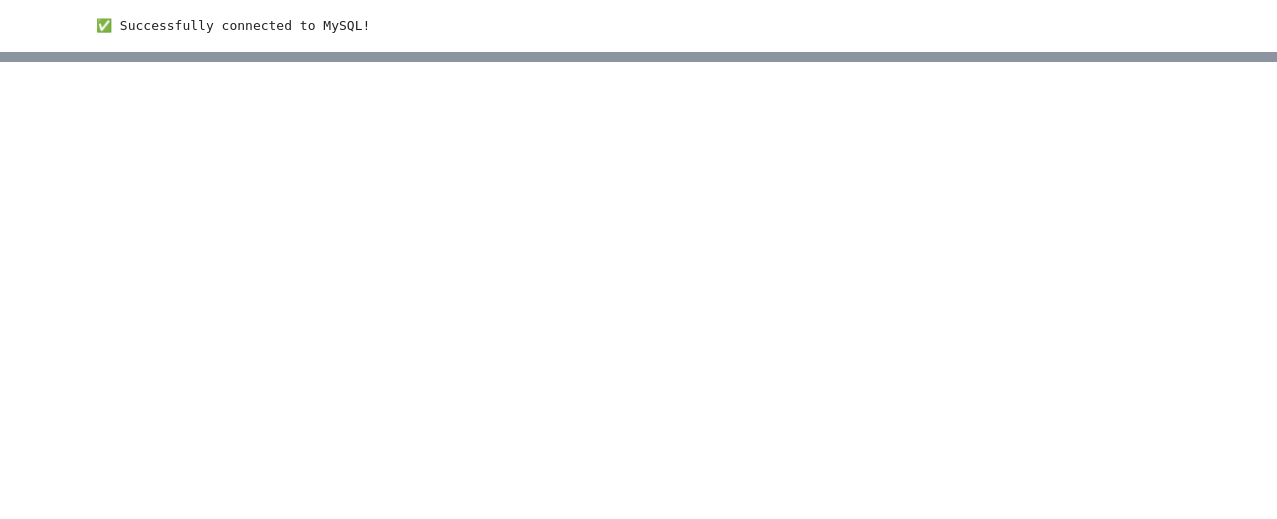
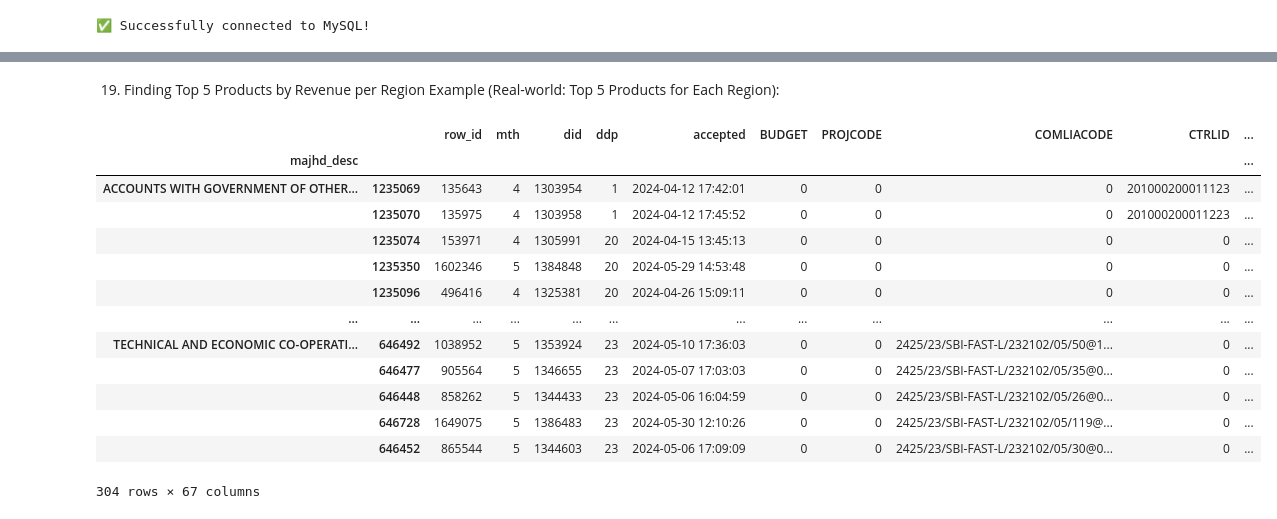
Before and after one commit to Rajvirkumar99/Pandas029_2023, a Jupyter notebook: pandas/ParticePandas_01.ipynb, the cells around one changed output, grey strips where cells are left out. Drawn from its saved outputs; the diff is of its cells as text; code cells hidden in the pictures; blank space fills up the shorter version.

```diff
--- a/pandas/ParticePandas_01.ipynb
+++ b/pandas/ParticePandas_01.ipynb
@@ -171,0 +362,6 @@ AttributeError: 'list' object has no attribute 'columns'
+# %%
+df['Month']=df['timemodifed'].dt.month
+# %%
+df['Month_Name']=df['timemodifed'].dt.month_name
+# %%
+df['Year']=df['timemodifed'].dt.year
@@ -171,0 +386,22 @@ AttributeError: 'list' object has no attribute 'columns'
+# %% [markdown]
+19. Finding Top 5 Products by Revenue per Region
+Example (Real-world: Top 5 Products for Each Region):
+# %%
+top_products =df.groupby('majhd_desc').apply(lambda x:x.nlargest(5,'AMT'))
+# %%
+top_products
+# %% [output]
+|  |  | row_id | mth | did | ddp | accepted | BUDGET | PROJCODE | COMLIACODE | CTRLID | ... |
+| majhd_desc |  |  |  |  |  |  |  |  |  |  | ... |
+| ACCOUNTS WITH GOVERNMENT OF OTHER... | 1235069 | 135643 | 4 | 1303954 | 1 | 2024-04-12 17:42:01 | 0 | 0 | 0 | 201000200011123 | ... |
+|  | 1235070 | 135975 | 4 | 1303958 | 1 | 2024-04-12 17:45:52 | 0 | 0 | 0 | 201000200011223 | ... |
+|  | 1235074 | 153971 | 4 | 1305991 | 20 | 2024-04-15 13:45:13 | 0 | 0 | 0 | 0 | ... |
+|  | 1235350 | 1602346 | 5 | 1384848 | 20 | 2024-05-29 14:53:48 | 0 | 0 | 0 | 0 | ... |
+|  | 1235096 | 496416 | 4 | 1325381 | 20 | 2024-04-26 15:09:11 | 0 | 0 | 0 | 0 | ... |
+| ... | ... | ... | ... | ... | ... | ... | ... | ... | ... | ... | ... |
+| TECHNICAL AND ECONOMIC CO-OPERATI... | 646492 | 1038952 | 5 | 1353924 | 23 | 2024-05-10 17:36:03 | 0 | 0 | 2425/23/SBI-FAST-L/232102/05/50@1... | 0 | ... |
+|  | 646477 | 905564 | 5 | 1346655 | 23 | 2024-05-07 17:03:03 | 0 | 0 | 2425/23/SBI-FAST-L/232102/05/35@0... | 0 | ... |
+|  | 646448 | 858262 | 5 | 1344433 | 23 | 2024-05-06 16:04:59 | 0 | 0 | 2425/23/SBI-FAST-L/232102/05/26@0... | 0 | ... |
+|  | 646728 | 1649075 | 5 | 1386483 | 23 | 2024-05-30 12:10:26 | 0 | 0 | 2425/23/SBI-FAST-L/232102/05/119@... | 0 | ... |
+|  | 646452 | 865544 | 5 | 1344603 | 23 | 2024-05-06 17:09:09 | 0 | 0 | 2425/23/SBI-FAST-L/232102/05/30@0... | 0 | ... |
+304 rows × 67 columns
```
Also changed, not shown: parts of 79 cells of this notebook, 1 other file.
